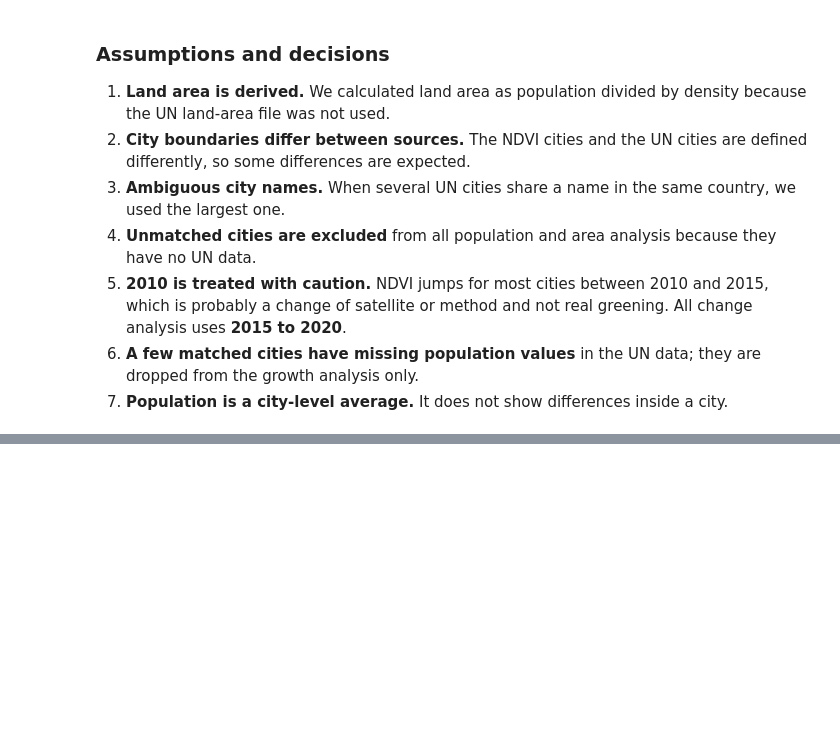
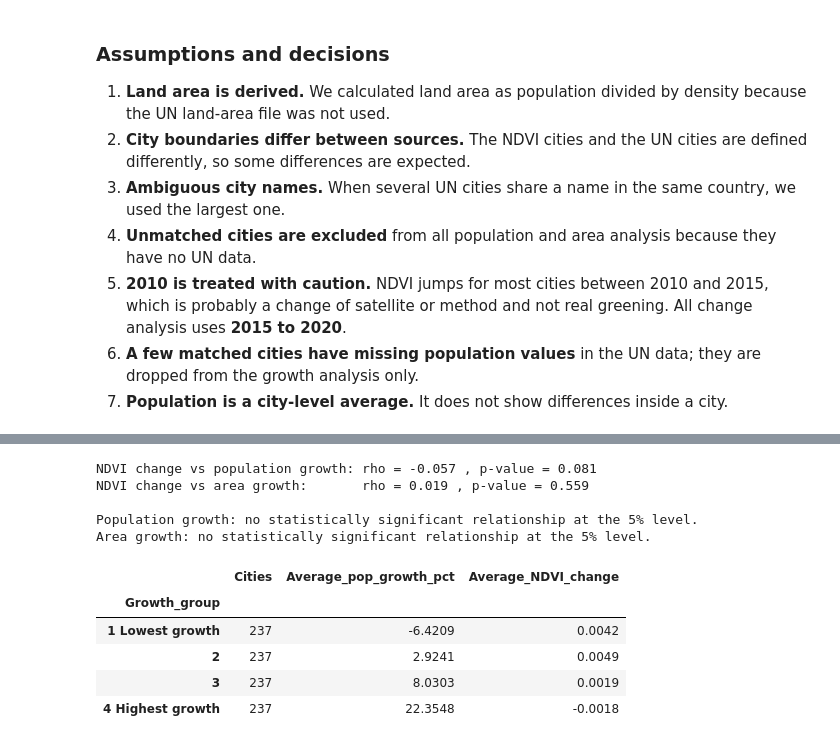
Before and after one commit to prince63aj/Urban_Green_Cover_and_Population_Growth, a Jupyter notebook: Analysis.ipynb, the cells around one changed output, grey strips where cells are left out. Cells and saved outputs as stored; diff of their text form; code cells hidden in the pictures; blank space fills up the shorter version.

```diff
--- a/Analysis.ipynb
+++ b/Analysis.ipynb
@@ -251,0 +292,43 @@ Cities with higher NDVI in 2015 than in 2010: 90.8 %
+# %%
+# (d) Spearman correlation: is NDVI change linked to population growth or area growth?
+corr_pop, p_pop = spearmanr(analysis["NDVI_change_2015_2020"], analysis["Pop_growth_pct_2015_2020"])
+corr_area, p_area = spearmanr(analysis["NDVI_change_2015_2020"], analysis["Area_growth_pct_2015_2020"])
+
+print("NDVI change vs population growth: rho =", round(corr_pop, 3), ", p-value =", round(p_pop, 3))
+print("NDVI change vs area growth:       rho =", round(corr_area, 3), ", p-value =", round(p_area, 3))
+print()
+
+# Plain-English reading (0.05 is the usual cut-off)
+if p_pop < 0.05:
+    print("Population growth: a statistically significant relationship was found.")
+else:
+    print("Population growth: no statistically significant relationship at the 5% level.")
+if p_area < 0.05:
+    print("Area growth: a statistically significant relationship was found.")
+else:
+    print("Area growth: no statistically significant relationship at the 5% level.")
+# %% [output]
+NDVI change vs population growth: rho = -0.057 , p-value = 0.081
+NDVI change vs area growth:       rho = 0.019 , p-value = 0.559
+
+Population growth: no statistically significant relationship at the 5% level.
+Area growth: no statistically significant relationship at the 5% level.
+# %%
+# (e) Split cities into 4 equal groups by population growth and compare the average NDVI change
+analysis["Growth_group"] = pd.qcut(
+    analysis["Pop_growth_pct_2015_2020"], 4,
+    labels=["1 Lowest growth", "2", "3", "4 Highest growth"]
+)
+group_table = analysis.groupby("Growth_group", observed=True).agg(
+    Cities=("City", "count"),
+    Average_pop_growth_pct=("Pop_growth_pct_2015_2020", "mean"),
+    Average_NDVI_change=("NDVI_change_2015_2020", "mean")
+).round(4)
+group_table
+# %% [output]
+|  | Cities | Average_pop_growth_pct | Average_NDVI_change |
+| Growth_group |  |  |  |
+| 1 Lowest growth | 237 | -6.4209 | 0.0042 |
+| 2 | 237 | 2.9241 | 0.0049 |
+| 3 | 237 | 8.0303 | 0.0019 |
+| 4 Highest growth | 237 | 22.3548 | -0.0018 |
```
Also changed, not shown: parts of 5 cells of this notebook.
